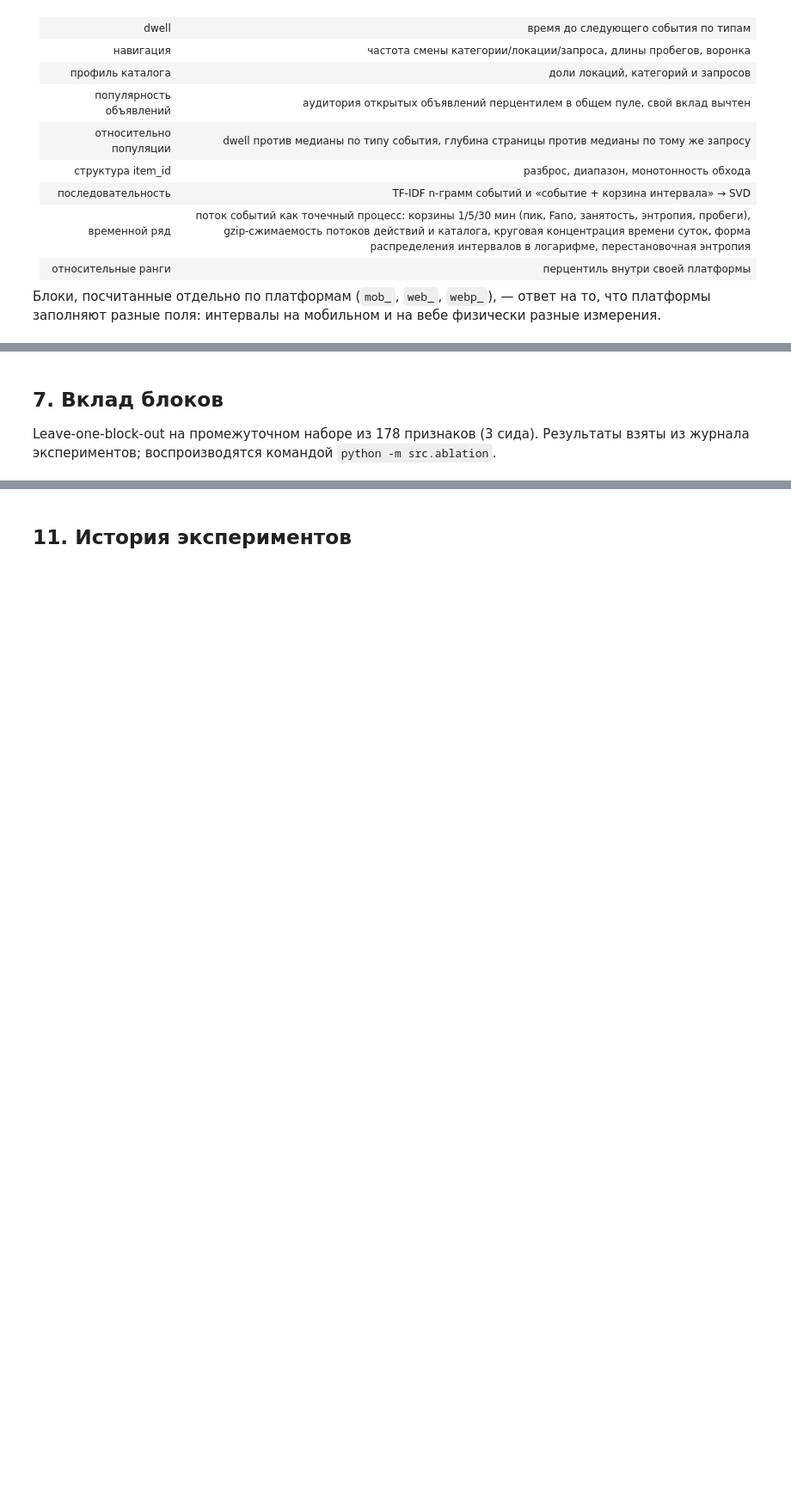
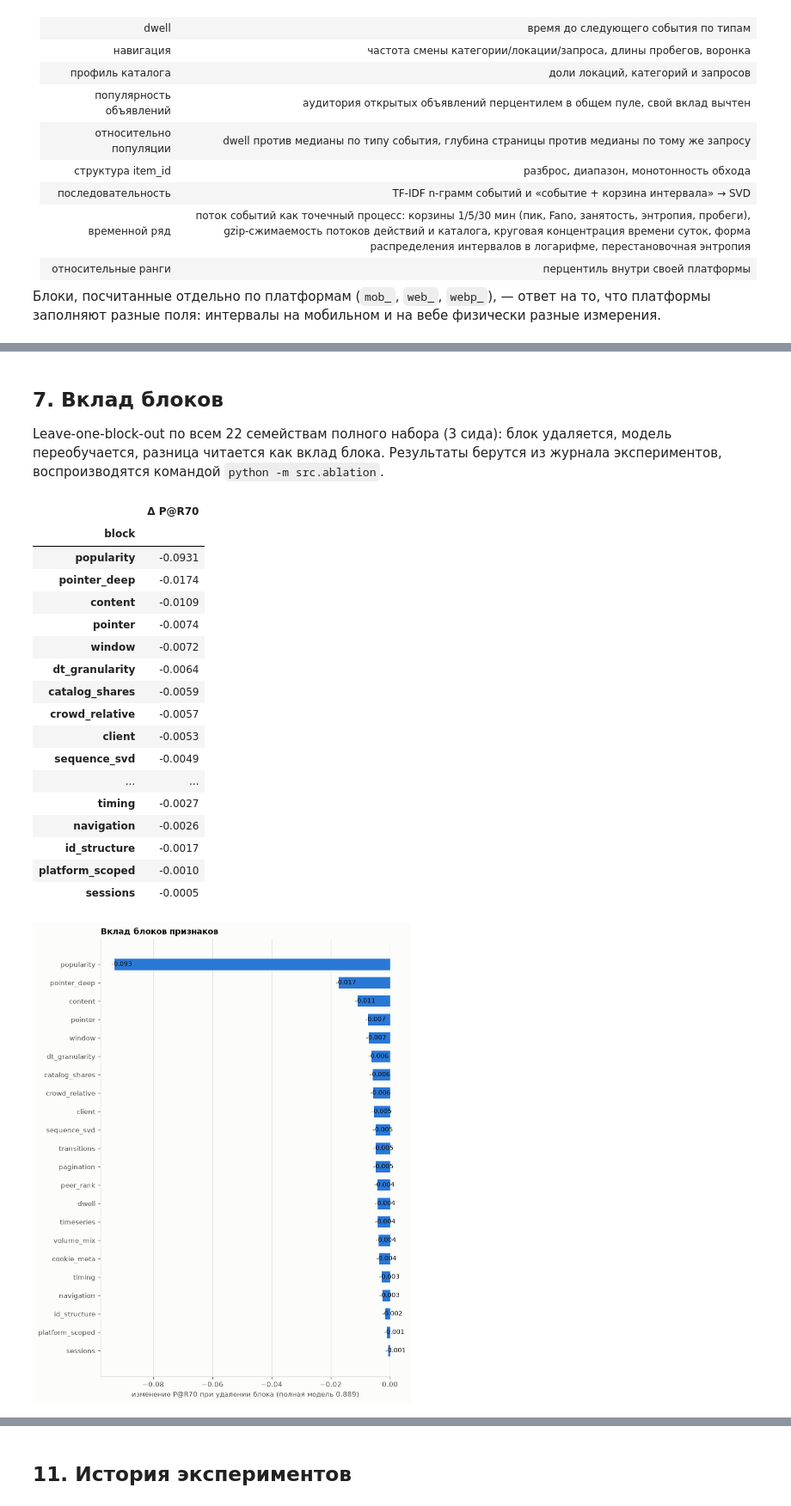
Before and after one commit to dkorbelainen/avito-antibot, a Jupyter notebook: solution.ipynb, the cells around one changed output, grey strips where cells are left out. Shown at 86% size. Drawn from its saved outputs; the diff is of its cells as text; code cells hidden in the pictures; blank space fills up the shorter version.

Commit message:
docs: readme figures, notebook reworked to compute the model once

```diff
--- a/solution.ipynb
+++ b/solution.ipynb
@@ -342,17 +372,42 @@ sizes.sort_values(ascending=False).to_frame("признаков")
 # %% [markdown]
 ## 7. Вклад блоков
 
-Leave-one-block-out на промежуточном наборе из 178 признаков (3 сида). Результаты
-взяты из журнала экспериментов; воспроизводятся командой `python -m src.ablation`.
+Leave-one-block-out по всем 22 семействам полного набора (3 сида): блок удаляется,
+модель переобучается, разница читается как вклад блока. Результаты берутся из журнала
+экспериментов, воспроизводятся командой `python -m src.ablation`.
 # %%
 history = report.load()
-ablation_rows = history[history.experiment.str.startswith("ablation_")]
+# Имена прогонов повторяются — абляция гонялась и на раннем наборе тоже, — поэтому
+# берём последний прогон каждого блока: он относится к текущему набору признаков.
+ablation_rows = history[history.experiment.str.startswith("ablation_")].drop_duplicates(
+    subset="experiment", keep="last"
+)
 full_score = float(ablation_rows.loc[ablation_rows.experiment == "ablation_full", "P@R70"].iloc[0])
 deltas = (
     ablation_rows[ablation_rows.experiment != "ablation_full"]
     .assign(block=lambda f: f.experiment.str.replace("ablation_drop_", "", regex=False))
     .set_index("block")["P@R70"]
     - full_score
 )
 plots.ablation(deltas, full_score)
 deltas.sort_values().round(4).to_frame("Δ P@R70")
+# %% [output]
+|  | Δ P@R70 |
+| block |  |
+| popularity | -0.0931 |
+| pointer_deep | -0.0174 |
+| content | -0.0109 |
+| pointer | -0.0074 |
+| window | -0.0072 |
+| dt_granularity | -0.0064 |
+| catalog_shares | -0.0059 |
+| crowd_relative | -0.0057 |
+| client | -0.0053 |
+| sequence_svd | -0.0049 |
+| ... | ... |
+| timing | -0.0027 |
+| navigation | -0.0026 |
+| id_structure | -0.0017 |
+| platform_scoped | -0.0010 |
+| sessions | -0.0005 |
+[figure, added]
```
Also changed, not shown: parts of 15 cells of this notebook, 7 other files.
